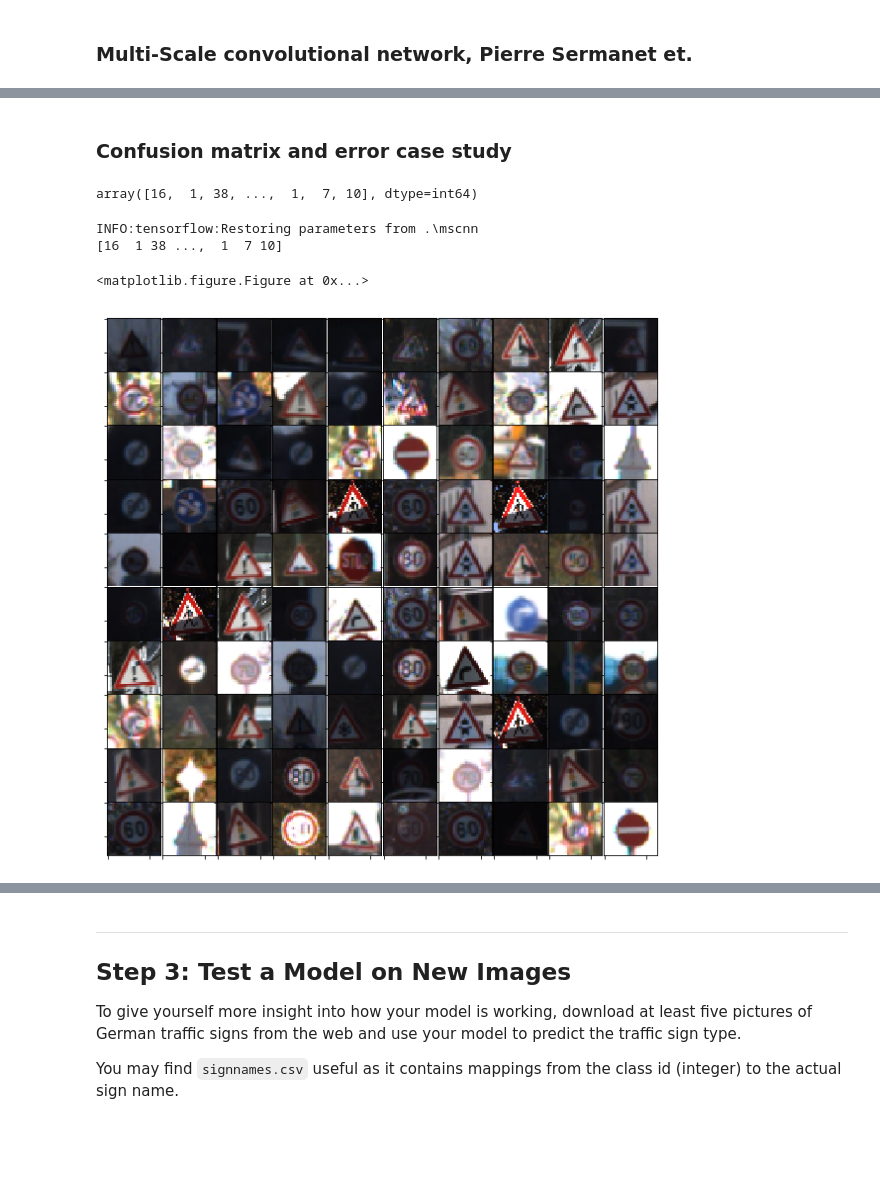
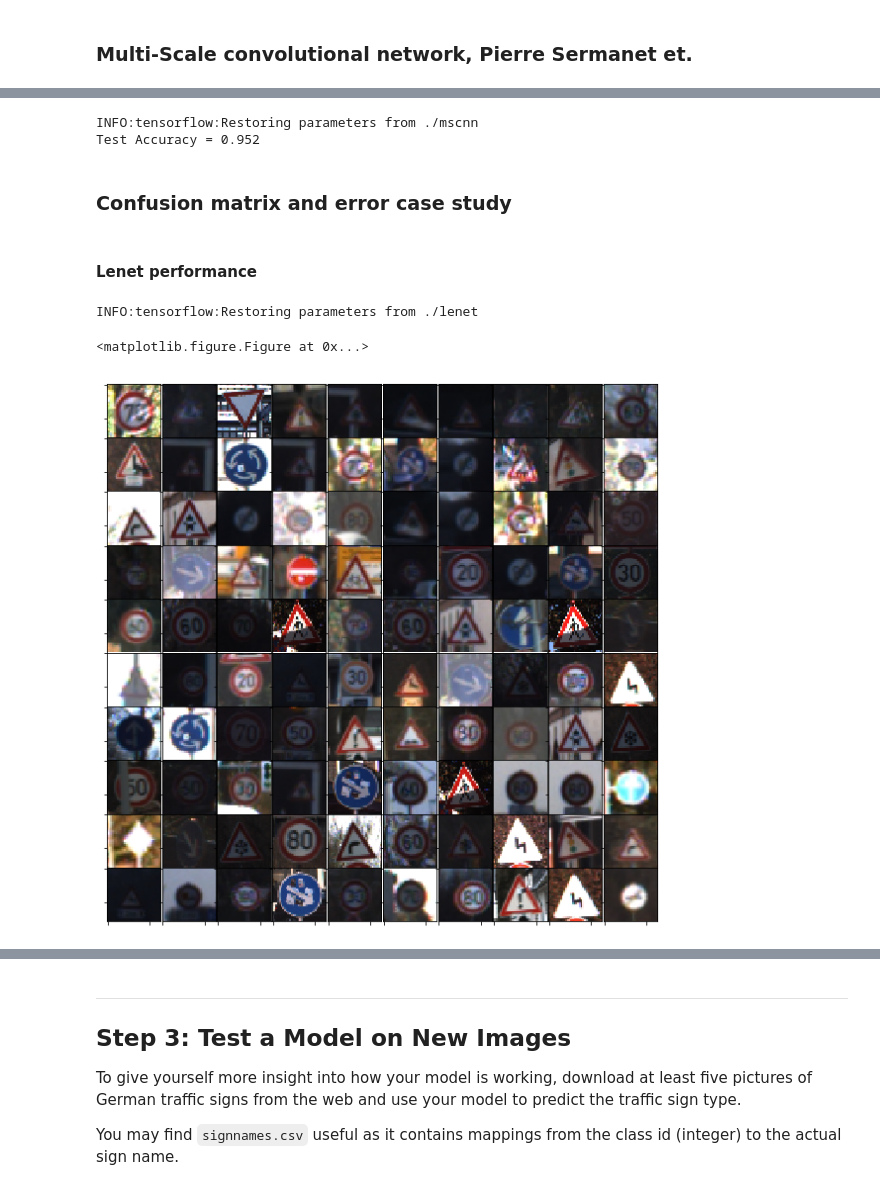
Before and after one commit to ymlai87416/CarND-Traffic-Sign-Classifier-Project, a Jupyter notebook: Traffic_Sign_Classifier.ipynb, the cells around one changed output, grey strips where cells are left out. Drawn from its saved outputs; the diff is of its cells as text; code cells hidden in the pictures; blank space fills up the shorter version.

```diff
--- a/Traffic_Sign_Classifier.ipynb
+++ b/Traffic_Sign_Classifier.ipynb
@@ -460,21 +588,0 @@ def evaluate(X_data, y_data):
-# %%
-with tf.Session(graph=graph_lenet) as sess:
-    sess.run(tf.global_variables_initializer())
-    num_examples = len(input_X_train)
-
-    print("Training...")
-    print()
-    for i in range(EPOCHS):
-        input_X_train, y_train_augmented = shuffle(input_X_train, y_train_augmented)
-        for offset in tqdm(range(0, num_examples, BATCH_SIZE)):
-            end = offset + BATCH_SIZE
-            batch_x, batch_y = input_X_train[offset:end], y_train_augmented[offset:end]
-            sess.run(training_operation, feed_dict={x: batch_x, y: batch_y})
-
-        validation_accuracy = evaluate(input_X_valid, y_valid)
-        print("EPOCH {} ...".format(i+1))
-        print("Validation Accuracy = {:.3f}".format(validation_accuracy))
-        print()
-
-    saver.save(sess, './lenet')
-    print("Model saved")
@@ -656,33 +745,18 @@ Test Accuracy = 0.954
+# %%
+mscnn.evaluate_testset(input_X_test, y_test)
+# %% [output]
+INFO:tensorflow:Restoring parameters from ./mscnn
+Test Accuracy = 0.952
 # %% [markdown]
 ### Confusion matrix and error case study
-# %%
-np.argmax(pre_test, axis=1)
-# %% [output]
-array([16,  1, 38, ...,  1,  7, 10], dtype=int64)
-# %%
-def predict(X_data):
-    num_examples = len(X_data)
-    total_accuracy = 0
-
-    result = np.empty((0,43),dtype='uint8')
-    sess = tf.get_default_session()
-    for offset in range(0, num_examples, BATCH_SIZE):
-        batch_x = X_data[offset:offset+BATCH_SIZE]
-        tmp = sess.run(tf.nn.softmax(logits), feed_dict={x: batch_x})
-        result = np.append(result, tmp, axis=0)
-
-    return np.argmax(result, axis=1)
-
-with tf.Session(graph=graph_mscnn) as sess:
-    saver.restore(sess, tf.train.latest_checkpoint('.'))
-    pre_test = predict(input_X_test)
-    print(pre_test)
-    wrong_pred = X_test[pre_test != y_test]
-
-    displayData(wrong_pred[0:100], 32, 32, 3)
-# %% [output]
-INFO:tensorflow:Restoring parameters from .\mscnn
-[16  1 38 ...,  1  7 10]
-<matplotlib.figure.Figure at 0x...>
-[figure, removed]
+# %% [markdown]
+#### Lenet performance
+# %%
+pred_test = lenet.predict(input_X_test)
+wrong_pred = X_test[pred_test != y_test]
+displayData(wrong_pred[0:100], 32, 32, 3)
+# %% [output]
+INFO:tensorflow:Restoring parameters from ./lenet
+<matplotlib.figure.Figure at 0x...>
+[figure, added]
 # %%
```
Also changed, not shown: parts of 40 cells of this notebook, 11 other files.
